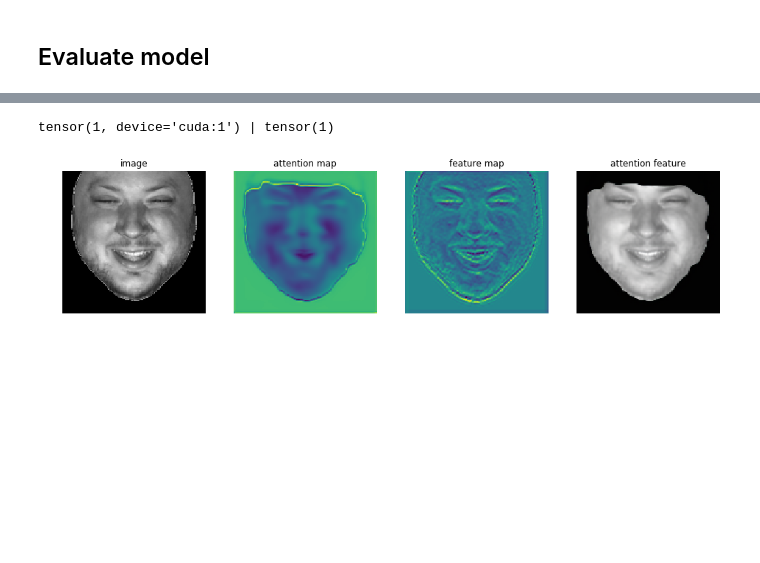
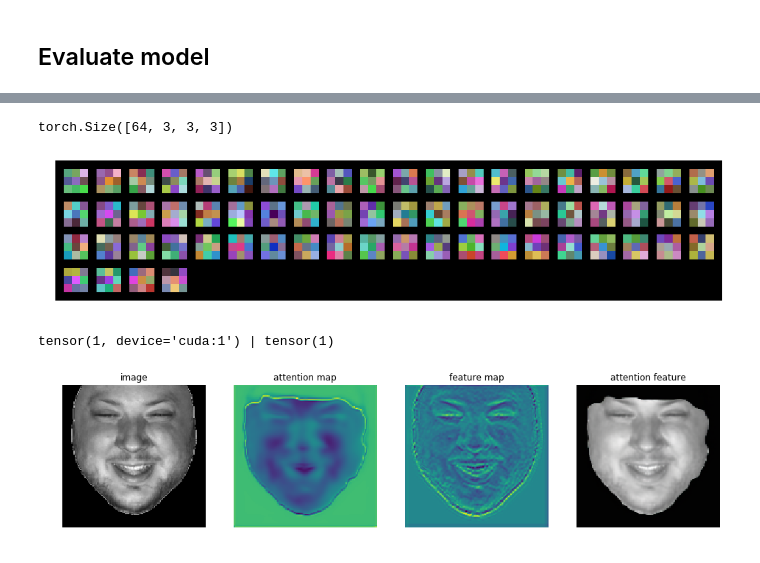
Before and after one commit to pedrodiamel/ferattention, a Jupyter notebook: books/eval_baseline.ipynb, the cells around one changed output, grey strips where cells are left out. Cells and saved outputs as stored; diff of their text form; code cells hidden in the pictures; blank space fills up the shorter version.

```diff
--- a/books/eval_baseline.ipynb
+++ b/books/eval_baseline.ipynb
@@ -223,0 +229,18 @@ for i in range( len(dataset) ):
+# %%
+def vistensor(tensor, ch=0, allkernels=False, nrow=8, padding=1, brgb=True):
+    """
+    vistensor: visuzlization tensor
+        @ch: visualization channel
+        @allkernels: visualization all tensores
+    """
+    n,c,w,h = tensor.shape
+    if allkernels: tensor = tensor.view(n*c,-1,w,h )
+    elif brgb:
+        tensor = tensor[:,ch:(ch+3),:,:]
+    else:
+        tensor = tensor[:,ch,:,:].unsqueeze(dim=1)
+
+    rows = np.min( (tensor.shape[0]//nrow + 1, 64 )  )
+    grid = utils.make_grid(tensor, nrow=nrow, normalize=True, padding=padding)
+    plt.figure( figsize=(nrow,rows) )
+    plt.imshow(grid.numpy().transpose((1, 2, 0)))
@@ -224,3 +257,18 @@ for i in range( len(dataset) ):
+# %%
+model = net.net
+kernel = model.netclass
+kernel = kernel.conv1.weight.data.cpu().clone()
+print(kernel.shape)
+
+vistensor(kernel, ch=0, allkernels=False, nrow=20, brgb=True )
+#savetensor(kernel,'kernel.png', allkernels=False)
+
+plt.axis('off')
+plt.ioff()
+plt.show()
+# %% [output]
+torch.Size([64, 3, 3, 3])
+[figure, added]
 # %%
 def norm(x):
     x = x-x.min()
```
Also changed, not shown: parts of 8 cells of this notebook, 7 other files.
